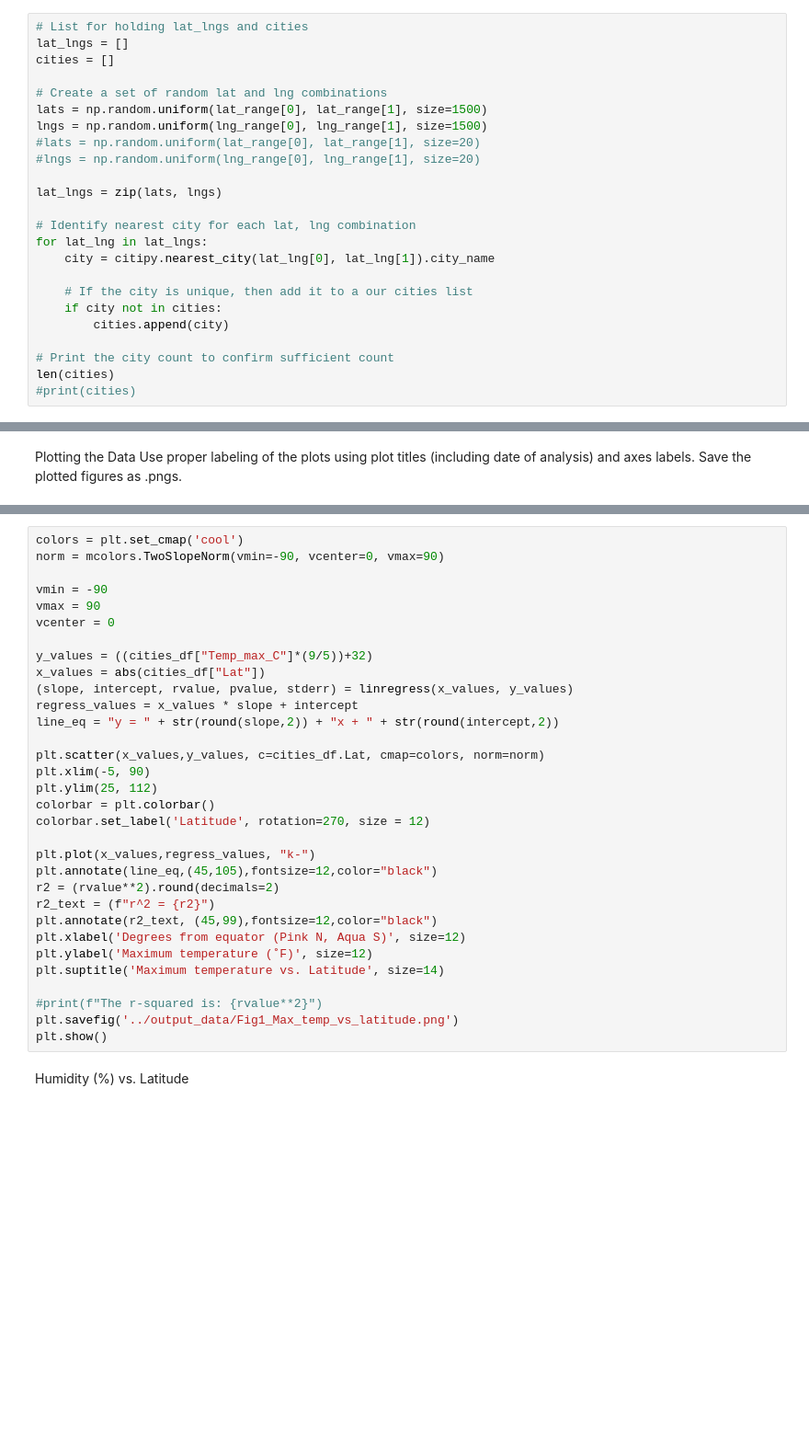
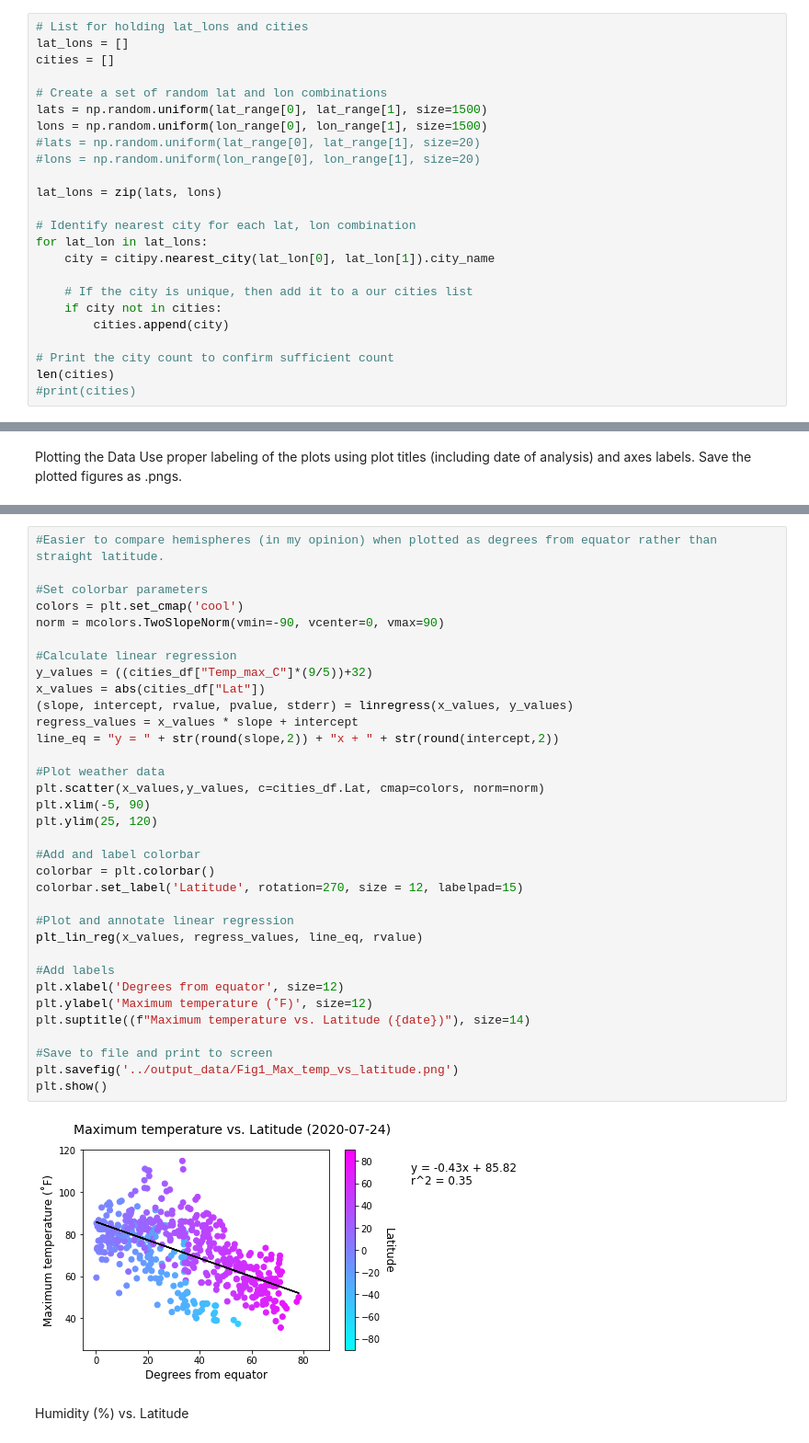
Before and after one commit to bjmacgreg/python-api-challenge, a Jupyter notebook: WeatherPy/WeatherPy.ipynb, the cells around one changed output, grey strips where cells are left out. Shown at 92% size. Saved outputs shown, nothing was run; the diff lists cells and outputs as text; blank space fills up the shorter version.

```diff
--- a/WeatherPy/WeatherPy.ipynb
+++ b/WeatherPy/WeatherPy.ipynb
@@ -50,21 +65,21 @@ lng_range = (-180, 180)
 # %% [markdown]
 Generate Cities List
 # %%
-# List for holding lat_lngs and cities
-lat_lngs = []
+# List for holding lat_lons and cities
+lat_lons = []
 cities = []
 
-# Create a set of random lat and lng combinations
+# Create a set of random lat and lon combinations
 lats = np.random.uniform(lat_range[0], lat_range[1], size=1500)
-lngs = np.random.uniform(lng_range[0], lng_range[1], size=1500)
+lons = np.random.uniform(lon_range[0], lon_range[1], size=1500)
 #lats = np.random.uniform(lat_range[0], lat_range[1], size=20)
-#lngs = np.random.uniform(lng_range[0], lng_range[1], size=20)
+#lons = np.random.uniform(lon_range[0], lon_range[1], size=20)
 
-lat_lngs = zip(lats, lngs)
+lat_lons = zip(lats, lons)
 
-# Identify nearest city for each lat, lng combination
-for lat_lng in lat_lngs:
-    city = citipy.nearest_city(lat_lng[0], lat_lng[1]).city_name
+# Identify nearest city for each lat, lon combination
+for lat_lon in lat_lons:
+    city = citipy.nearest_city(lat_lon[0], lat_lon[1]).city_name
 
     # If the city is unique, then add it to a our cities list
     if city not in cities:
@@ -206,35 +256,39 @@ Temperature (F) vs. Latitude (Max temp?)
 # %%
+#Easier to compare hemispheres (in my opinion) when plotted as degrees from equator rather than straight latitude.
+
+#Set colorbar parameters
 colors = plt.set_cmap('cool')
 norm = mcolors.TwoSlopeNorm(vmin=-90, vcenter=0, vmax=90)
 
-vmin = -90
-vmax = 90
-vcenter = 0
-
+#Calculate linear regression
 y_values = ((cities_df["Temp_max_C"]*(9/5))+32)
 x_values = abs(cities_df["Lat"])
 (slope, intercept, rvalue, pvalue, stderr) = linregress(x_values, y_values)
 regress_values = x_values * slope + intercept
 line_eq = "y = " + str(round(slope,2)) + "x + " + str(round(intercept,2))
 
+#Plot weather data
 plt.scatter(x_values,y_values, c=cities_df.Lat, cmap=colors, norm=norm)
 plt.xlim(-5, 90)
-plt.ylim(25, 112)
+plt.ylim(25, 120)
+
+#Add and label colorbar
 colorbar = plt.colorbar()
-colorbar.set_label('Latitude', rotation=270, size = 12)
+colorbar.set_label('Latitude', rotation=270, size = 12, labelpad=15)
 
-plt.plot(x_values,regress_values, "k-")
-plt.annotate(line_eq,(45,105),fontsize=12,color="black")
-r2 = (rvalue**2).round(decimals=2)
-r2_text = (f"r^2 = {r2}")
-plt.annotate(r2_text, (45,99),fontsize=12,color="black")
-plt.xlabel('Degrees from equator (Pink N, Aqua S)', size=12)
+#Plot and annotate linear regression
+plt_lin_reg(x_values, regress_values, line_eq, rvalue)
+
+#Add labels
+plt.xlabel('Degrees from equator', size=12)
 plt.ylabel('Maximum temperature (˚F)', size=12)
-plt.suptitle('Maximum temperature vs. Latitude', size=14)
+plt.suptitle((f"Maximum temperature vs. Latitude ({date})"), size=14)
 
-#print(f"The r-squared is: {rvalue**2}")
+#Save to file and print to screen
 plt.savefig('../output_data/Fig1_Max_temp_vs_latitude.png')
 plt.show()
+# %% [output]
+[figure, added]
 # %% [markdown]
 Humidity (%) vs. Latitude
 # %%
```
Also changed, not shown: parts of 61 cells of this notebook, 13 other files.
